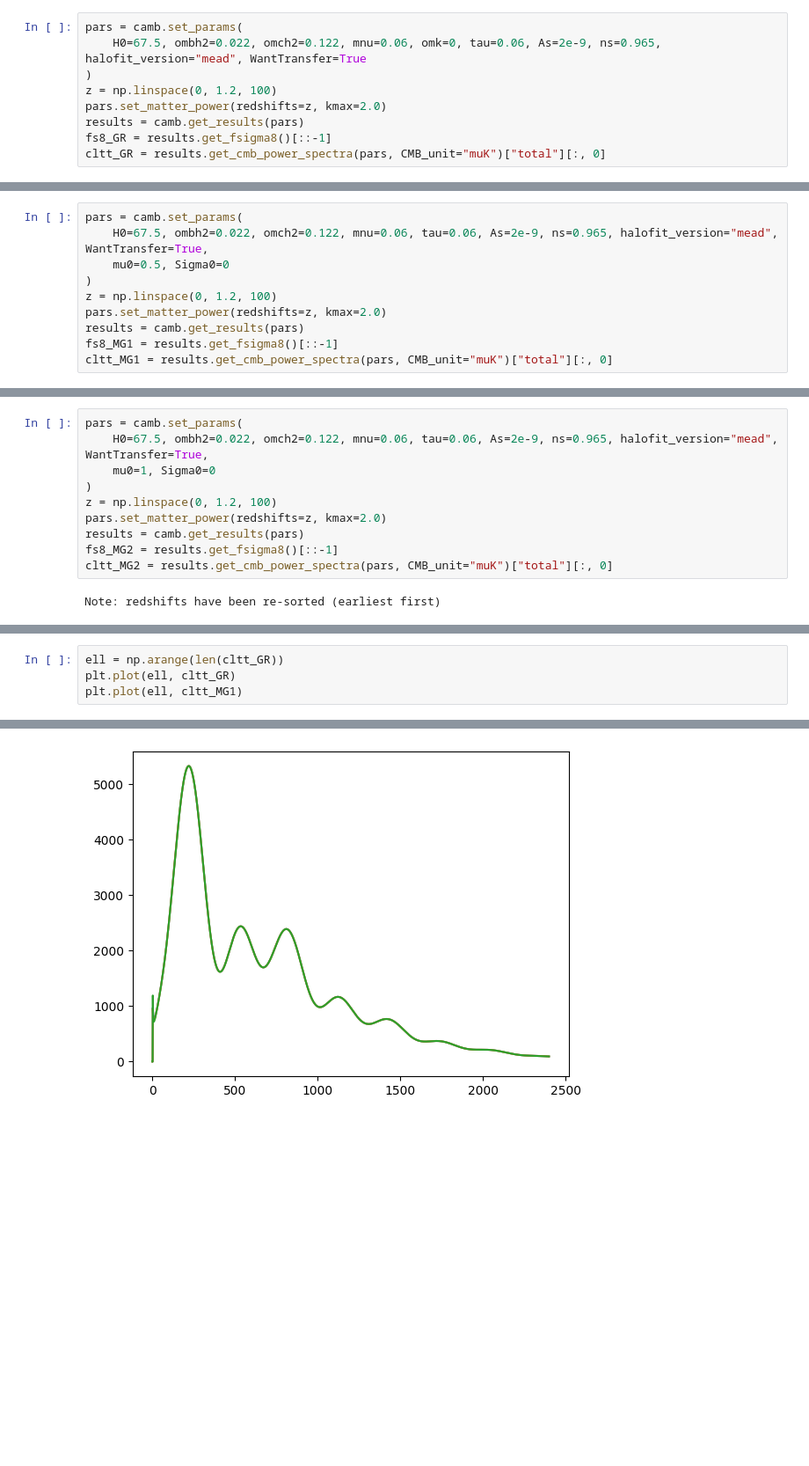
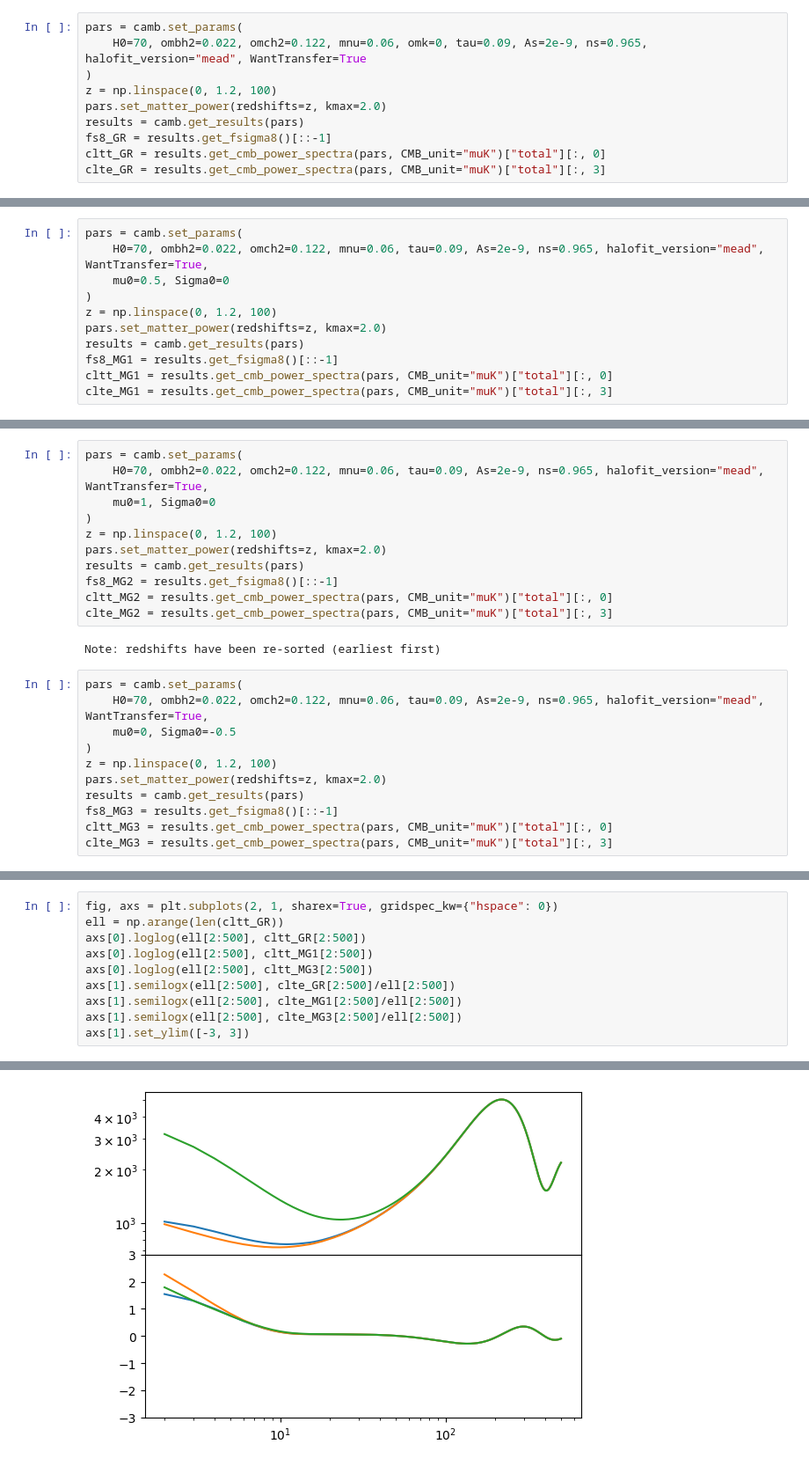
Before and after one commit to joaoreboucas1/CAMB-cs2, a Jupyter notebook: docs/MG_demo.ipynb, the cells around one changed output, grey strips where cells are left out. Shown at 88% size. Cells and saved outputs as stored; diff of their text form; blank space fills up the shorter version.

Commit message:
Saving version

```diff
--- a/docs/MG_demo.ipynb
+++ b/docs/MG_demo.ipynb
@@ -5,18 +5,19 @@ from matplotlib import pyplot as plt
 import camb
 # %%
 pars = camb.set_params(
-    H0=67.5, ombh2=0.022, omch2=0.122, mnu=0.06, omk=0, tau=0.06, As=2e-9, ns=0.965, halofit_version="mead", WantTransfer=True
+    H0=70, ombh2=0.022, omch2=0.122, mnu=0.06, omk=0, tau=0.09, As=2e-9, ns=0.965, halofit_version="mead", WantTransfer=True
 )
 z = np.linspace(0, 1.2, 100)
 pars.set_matter_power(redshifts=z, kmax=2.0)
 results = camb.get_results(pars)
 fs8_GR = results.get_fsigma8()[::-1]
 cltt_GR = results.get_cmb_power_spectra(pars, CMB_unit="muK")["total"][:, 0]
+clte_GR = results.get_cmb_power_spectra(pars, CMB_unit="muK")["total"][:, 3]
 # %% [output]
 Note: redshifts have been re-sorted (earliest first)
 # %%
 pars = camb.set_params(
-    H0=67.5, ombh2=0.022, omch2=0.122, mnu=0.06, tau=0.06, As=2e-9, ns=0.965, halofit_version="mead", WantTransfer=True,
+    H0=70, ombh2=0.022, omch2=0.122, mnu=0.06, tau=0.09, As=2e-9, ns=0.965, halofit_version="mead", WantTransfer=True,
     mu0=0.5, Sigma0=0
 )
 z = np.linspace(0, 1.2, 100)
@@ -24,11 +25,12 @@ pars.set_matter_power(redshifts=z, kmax=2.0)
 results = camb.get_results(pars)
 fs8_MG1 = results.get_fsigma8()[::-1]
 cltt_MG1 = results.get_cmb_power_spectra(pars, CMB_unit="muK")["total"][:, 0]
+clte_MG1 = results.get_cmb_power_spectra(pars, CMB_unit="muK")["total"][:, 3]
 # %% [output]
 Note: redshifts have been re-sorted (earliest first)
 # %%
 pars = camb.set_params(
-    H0=67.5, ombh2=0.022, omch2=0.122, mnu=0.06, tau=0.06, As=2e-9, ns=0.965, halofit_version="mead", WantTransfer=True,
+    H0=70, ombh2=0.022, omch2=0.122, mnu=0.06, tau=0.09, As=2e-9, ns=0.965, halofit_version="mead", WantTransfer=True,
     mu0=1, Sigma0=0
 )
 z = np.linspace(0, 1.2, 100)
@@ -36,5 +38,17 @@ pars.set_matter_power(redshifts=z, kmax=2.0)
 results = camb.get_results(pars)
 fs8_MG2 = results.get_fsigma8()[::-1]
 cltt_MG2 = results.get_cmb_power_spectra(pars, CMB_unit="muK")["total"][:, 0]
+clte_MG2 = results.get_cmb_power_spectra(pars, CMB_unit="muK")["total"][:, 3]
 # %% [output]
 Note: redshifts have been re-sorted (earliest first)
+# %%
+pars = camb.set_params(
+    H0=70, ombh2=0.022, omch2=0.122, mnu=0.06, tau=0.09, As=2e-9, ns=0.965, halofit_version="mead", WantTransfer=True,
+    mu0=0, Sigma0=-0.5
+)
+z = np.linspace(0, 1.2, 100)
+pars.set_matter_power(redshifts=z, kmax=2.0)
+results = camb.get_results(pars)
+fs8_MG3 = results.get_fsigma8()[::-1]
+cltt_MG3 = results.get_cmb_power_spectra(pars, CMB_unit="muK")["total"][:, 0]
+clte_MG3 = results.get_cmb_power_spectra(pars, CMB_unit="muK")["total"][:, 3]
@@ -50,5 +66,11 @@ plt.ylim([0, 0.9])
 # %%
+fig, axs = plt.subplots(2, 1, sharex=True, gridspec_kw={"hspace": 0})
 ell = np.arange(len(cltt_GR))
-plt.plot(ell, cltt_GR)
-plt.plot(ell, cltt_MG1)
+axs[0].loglog(ell[2:500], cltt_GR[2:500])
+axs[0].loglog(ell[2:500], cltt_MG1[2:500])
+axs[0].loglog(ell[2:500], cltt_MG3[2:500])
+axs[1].semilogx(ell[2:500], clte_GR[2:500]/ell[2:500])
+axs[1].semilogx(ell[2:500], clte_MG1[2:500]/ell[2:500])
+axs[1].semilogx(ell[2:500], clte_MG3[2:500]/ell[2:500])
+axs[1].set_ylim([-3, 3])
 # %% [output]
@@ -56 +78 @@ plt.plot(ell, cltt_MG1)
-[figure, old version]
+[figure, new version]
```
Also changed, not shown: parts of 3 cells of this notebook, 1 other file.
